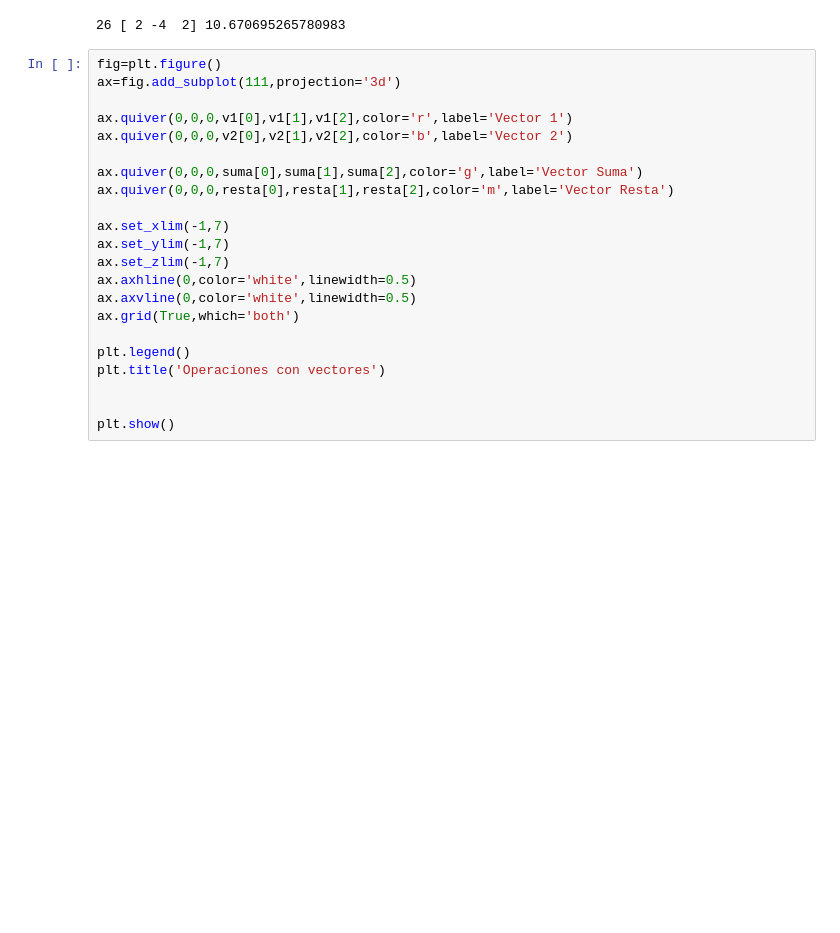
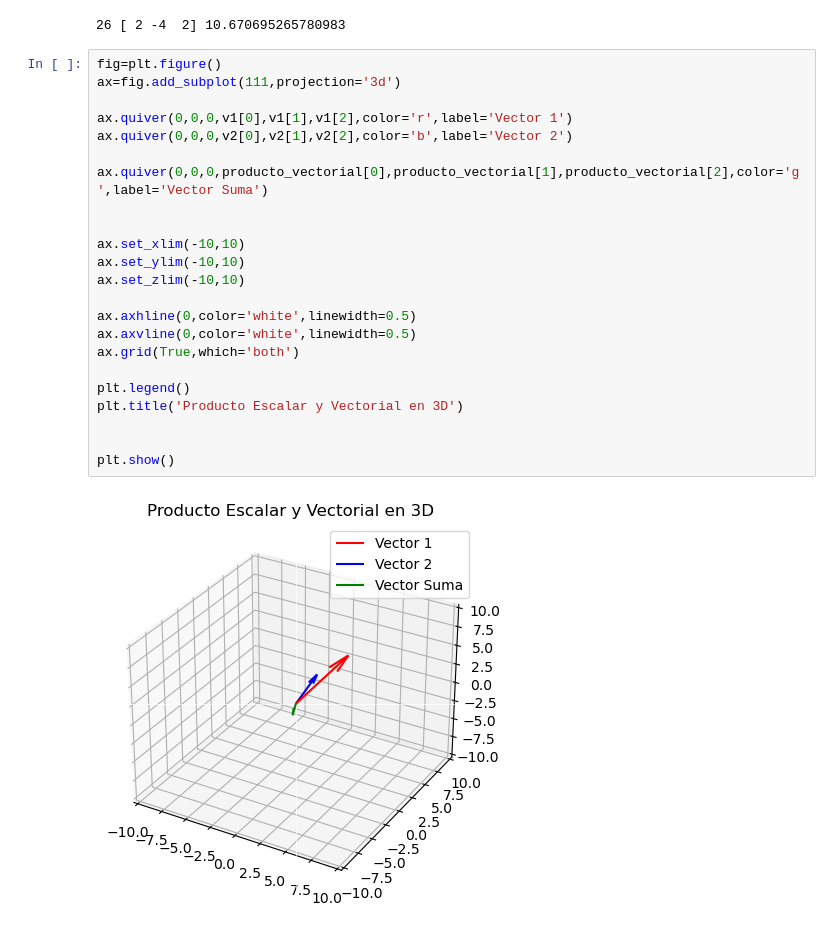
Before and after one commit to jorgeordovi/Ai_scalar_product_vectorials, a Jupyter notebook: scalar_vectorial.ipynb, the cells around one changed output. Drawn from its saved outputs; the diff is of its cells as text; blank space fills up the shorter version.

Commit message:
Add 3d Vectorial

```diff
--- a/scalar_vectorial.ipynb
+++ b/scalar_vectorial.ipynb
@@ -24,22 +24,25 @@ print(producto_escalar,producto_vectorial,angulo_grados)
 # %%
 fig=plt.figure()
 ax=fig.add_subplot(111,projection='3d')
 
 ax.quiver(0,0,0,v1[0],v1[1],v1[2],color='r',label='Vector 1')
 ax.quiver(0,0,0,v2[0],v2[1],v2[2],color='b',label='Vector 2')
 
-ax.quiver(0,0,0,suma[0],suma[1],suma[2],color='g',label='Vector Suma')
-ax.quiver(0,0,0,resta[0],resta[1],resta[2],color='m',label='Vector Resta')
+ax.quiver(0,0,0,producto_vectorial[0],producto_vectorial[1],producto_vectorial[2],color='g',label='Vector Suma')
 
-ax.set_xlim(-1,7)
-ax.set_ylim(-1,7)
-ax.set_zlim(-1,7)
+
+ax.set_xlim(-10,10)
+ax.set_ylim(-10,10)
+ax.set_zlim(-10,10)
+
 ax.axhline(0,color='white',linewidth=0.5)
 ax.axvline(0,color='white',linewidth=0.5)
 ax.grid(True,which='both')
 
 plt.legend()
-plt.title('Operaciones con vectores')
+plt.title('Producto Escalar y Vectorial en 3D')
 
 
 plt.show()
+# %% [output]
+[figure, added]
```
